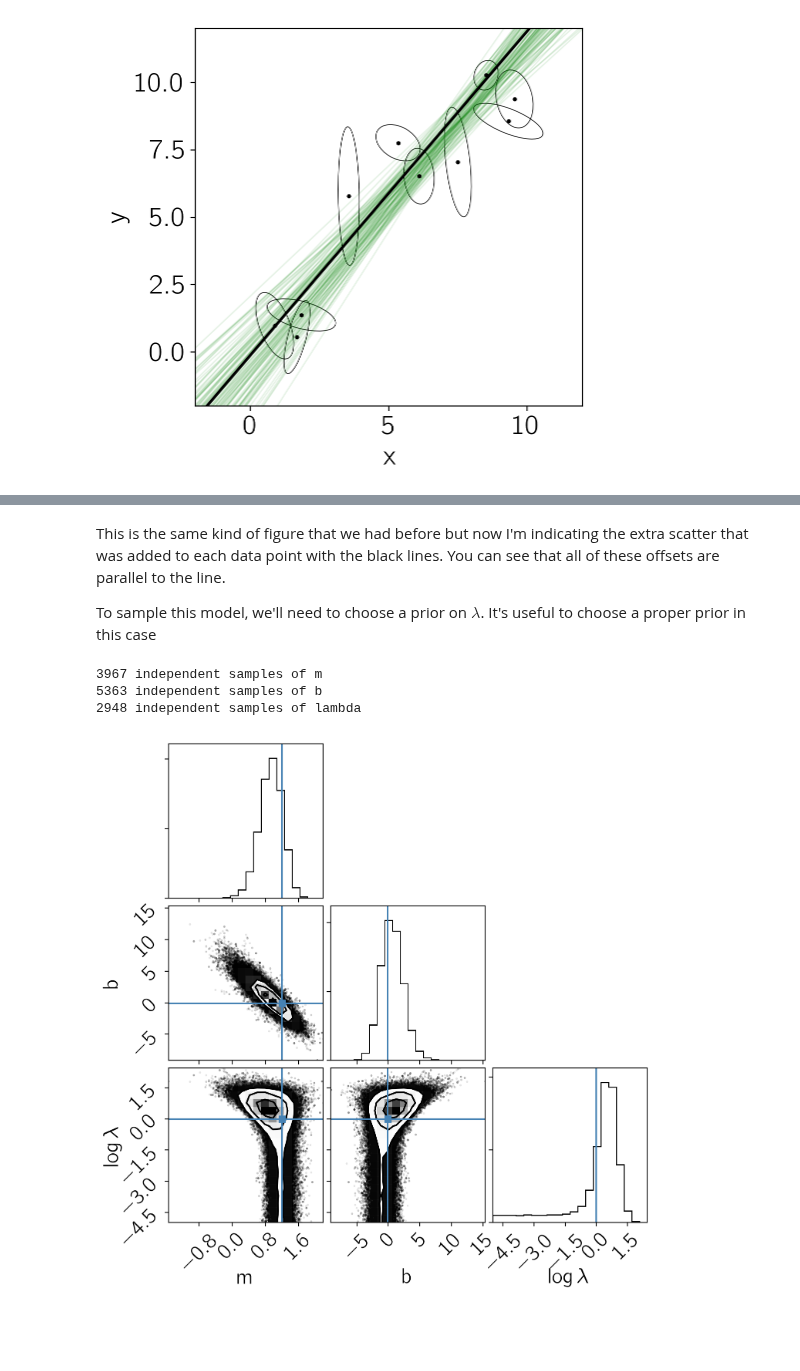
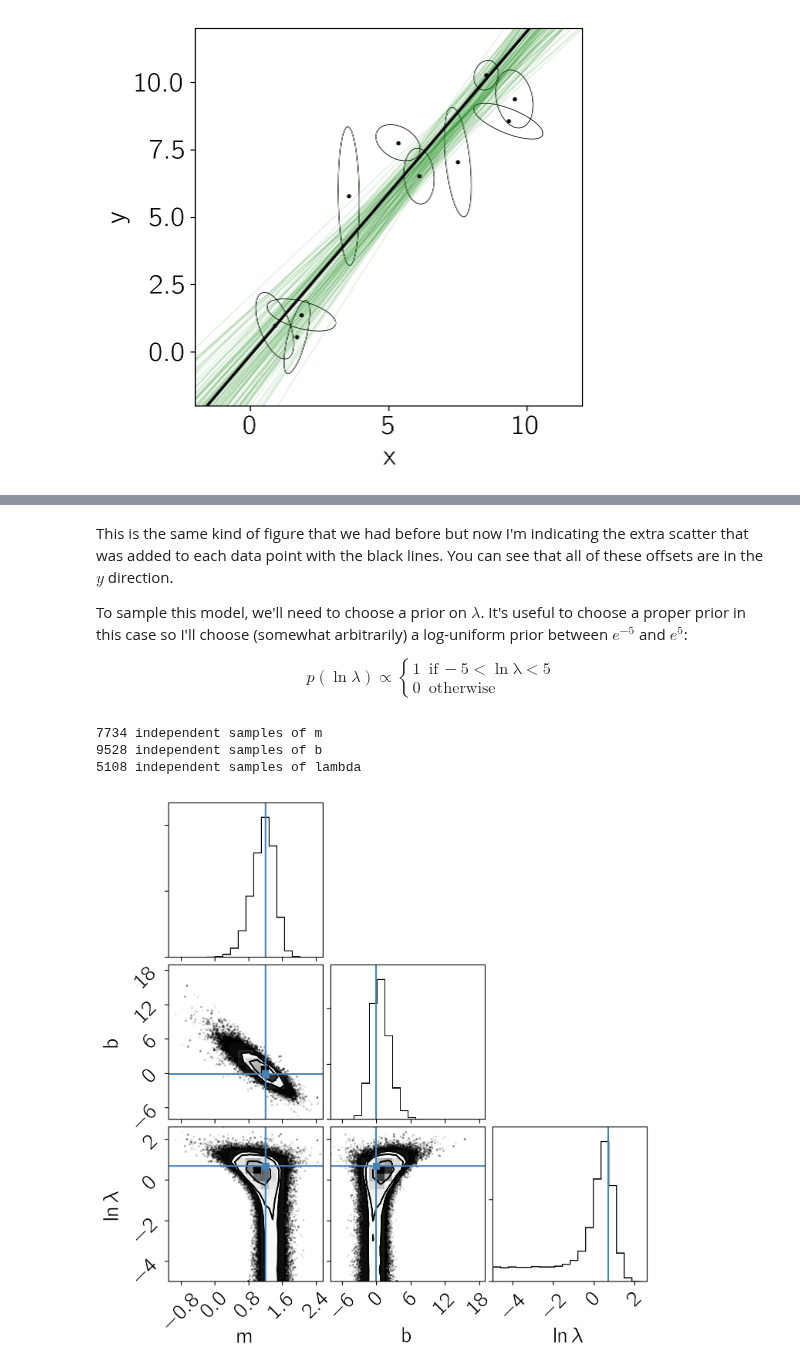
Before and after one commit to dfm-io/dfm.io, a Jupyter notebook: content/downloads/notebooks/fitting-a-plane.ipynb, the cells around one changed output, grey strips where cells are left out. Saved outputs shown, nothing was run; the diff lists cells and outputs as text; code cells hidden in the pictures; blank space fills up the shorter version.

```diff
--- a/content/downloads/notebooks/fitting-a-plane.ipynb
+++ b/content/downloads/notebooks/fitting-a-plane.ipynb
@@ -329,12 +333,11 @@ Let's start by adding some intrinsic scatter to our dataset:
 # %%
 # Reproducible!
-np.random.seed(1)
+np.random.seed(42)
 
 # Add some scatter perpendicular to the line.
-lambda_true = 1.0
-tangent = np.array([0.0, 1.0])  # np.array([-m_true, 1.0]) / np.sqrt(m_true**2+1.0)
-scatter = lambda_true * tangent * np.random.randn(N)[:, None]
-X_scatter = X + scatter
+lambda_true = 2.0
+X_scatter = np.array(X)
+X_scatter[:, 1] += lambda_true * np.random.randn(N)
 
 # Plot the updated dataset.
 fig, ax = plt.subplots(1, 1, figsize=(5, 5))
@@ -357,48 +360,52 @@ ax.set_ylabel("y");
 # %% [markdown]
 This is the same kind of figure that we had before but now I'm indicating the extra scatter that was added to each data point with the black lines.
-You can see that all of these offsets are parallel to the line.
+You can see that all of these offsets are in the $y$ direction.
 
 To sample this model, we'll need to choose a prior on $\lambda$.
-It's useful to choose a proper prior in this case
+It's useful to choose a proper prior in this case so I'll choose (somewhat arbitrarily) a log-uniform prior between $e^{-5}$ and $e^5$:
+
+$$
+p(\ln\lambda) \propto \left\{\begin{array}{ll}
+1 & \mathrm{if\,-5 < \ln\lambda < 5} \\
+0 & \mathrm{otherwise}
+\end{array}\right.
+$$
 # %%
 def log_marg_prob_scatter(params):
     m, b, log_lambda = params
     v = np.array([-m, 1.0])
 
-    # Put bounds on the
+    # Enforce the log-uniform prior on lambda.
     if not -5.0 < log_lambda < 5.0:
         return -np.inf
 
-    Lambda = np.exp(2*log_lambda) * np.array([[0.0, 0.0], [0.0, 1.0]])
-#     Lambda = np.exp(2*log_lambda) * np.array([[m**2, -m], [-m, 1.0]]) / (1.0+m**2)
-
     # Compute \Sigma^2 and \Delta.
-    Sigma2 = np.dot(np.dot(S, v), v) + np.dot(v, np.dot(Lambda, v))
+    Sigma2 = np.dot(np.dot(S, v), v) + np.exp(2*log_lambda)
     Delta = m * X_scatter[:, 0] + b - X_scatter[:, 1]
 
     # Compute the log likelihood up to a constant.
     ll = -0.5 * np.sum(Delta**2 / Sigma2 + np.log(Sigma2))
     return ll + log_prior(params)
 
 # Run the MCMC.
 sampler_scatter = emcee.EnsembleSampler(nwalkers, 3, log_marg_prob_scatter)
 p0 = np.array([m_true, b_true, np.log(lambda_true)])
 p0 = p0 + 1e-4 * np.random.randn(nwalkers, len(p0))
 pos, _, _ = sampler_scatter.run_mcmc(p0, 1000)
 sampler_scatter.reset()
 sampler_scatter.run_mcmc(pos, 6000)
 samples_scatter = sampler_scatter.flatchain
 
 tau = sampler_scatter.get_autocorr_time(c=4)
 nsamples = len(samples_scatter)
 print("{0:.0f} independent samples of m".format(nsamples / tau[0]))
 print("{0:.0f} independent samples of b".format(nsamples / tau[1]))
 print("{0:.0f} independent samples of lambda".format(nsamples / tau[2]))
 
-corner.corner(samples_scatter, labels=["m", "b", "$\log\lambda$"],
+corner.corner(samples_scatter, labels=["m", "b", "$\ln\lambda$"],
               truths=[m_true, b_true, np.log(lambda_true)]);
 # %% [output]
-3967 independent samples of m
-5363 independent samples of b
-2948 independent samples of lambda
+7734 independent samples of m
+9528 independent samples of b
+5108 independent samples of lambda
-[figure, old version]
+[figure, new version]
```
Also changed, not shown: parts of 8 cells of this notebook, 1 other file.
